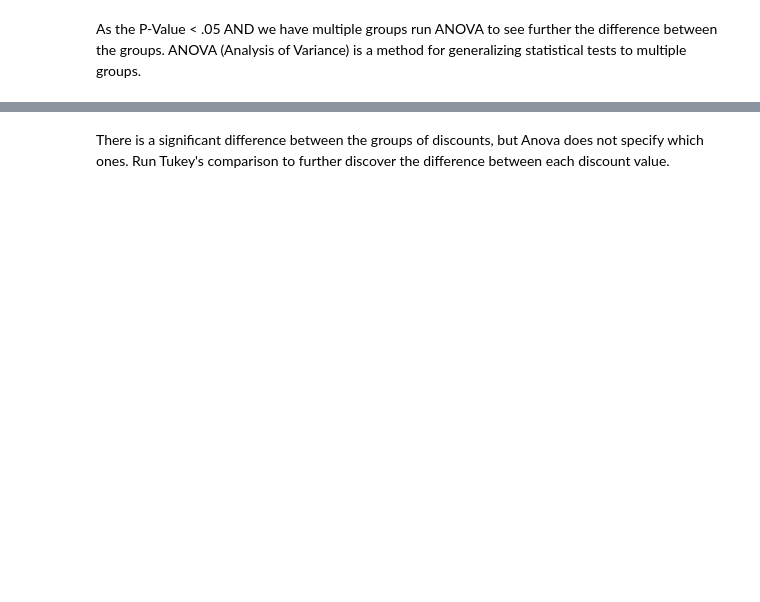
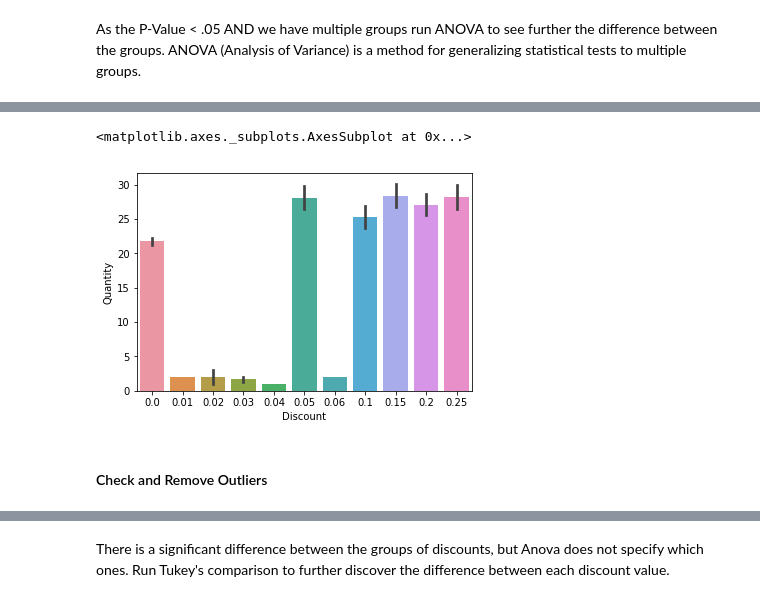
Before and after one commit to Sue-Mir/Module2_Project_Hypothesis_Testing, a Jupyter notebook: Student_Hypothesis_I.ipynb, the cells around one changed output, grey strips where cells are left out. Cells and saved outputs as stored; diff of their text form; code cells hidden in the pictures; blank space fills up the shorter version.

```diff
--- a/Student_Hypothesis_I.ipynb
+++ b/Student_Hypothesis_I.ipynb
@@ -466,0 +430,7 @@ Residual     758141.232591  2144.0       NaN           NaN
+# %%
+sns.barplot(data = df_order_details, x="Discount", y="Quantity", ci=68)
+# %% [output]
+<matplotlib.axes._subplots.AxesSubplot at 0x...>
+[figure, added]
+# %% [markdown]
+#### Check and Remove Outliers
```
Also changed, not shown: parts of 61 cells of this notebook.
